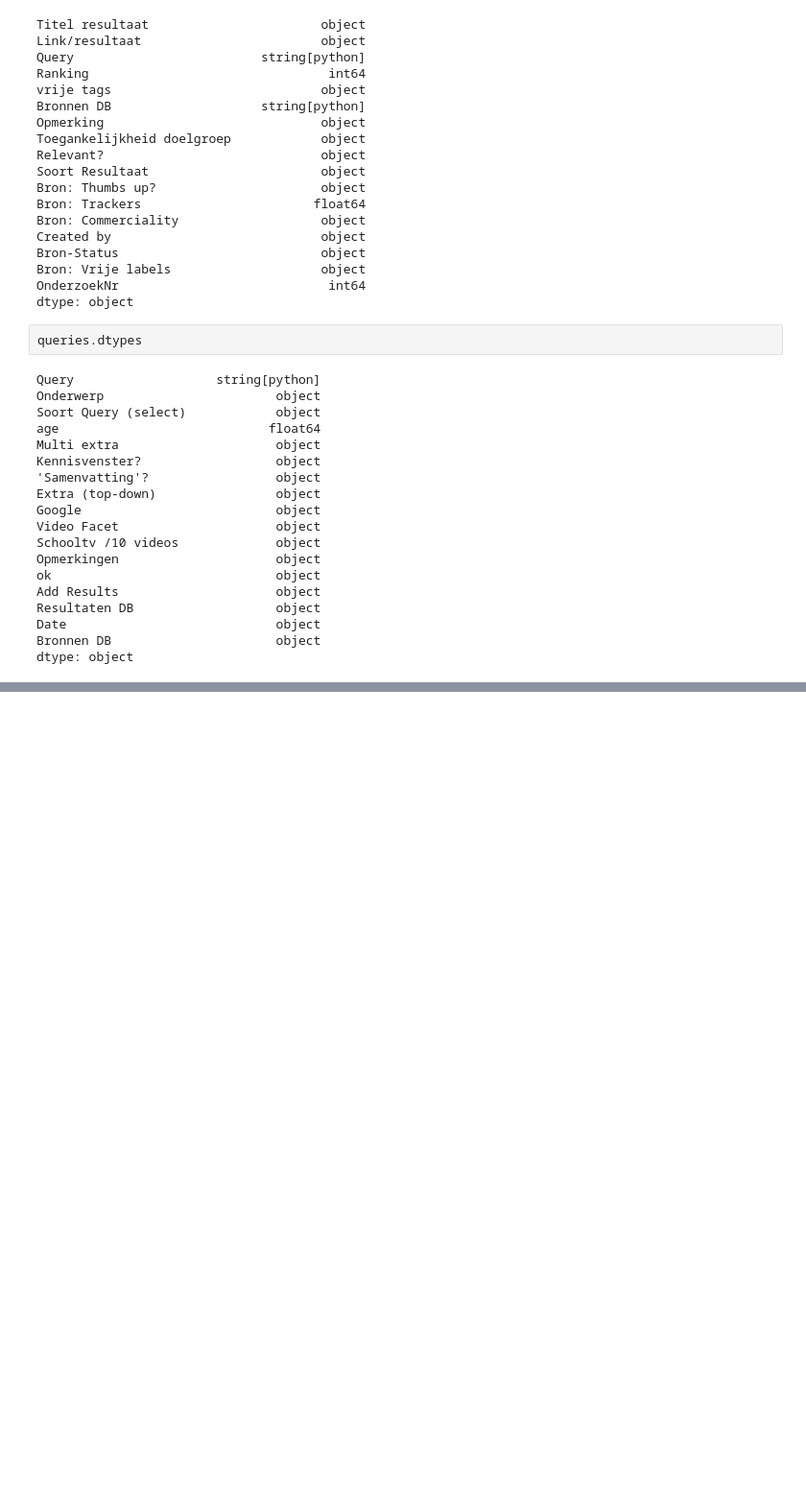
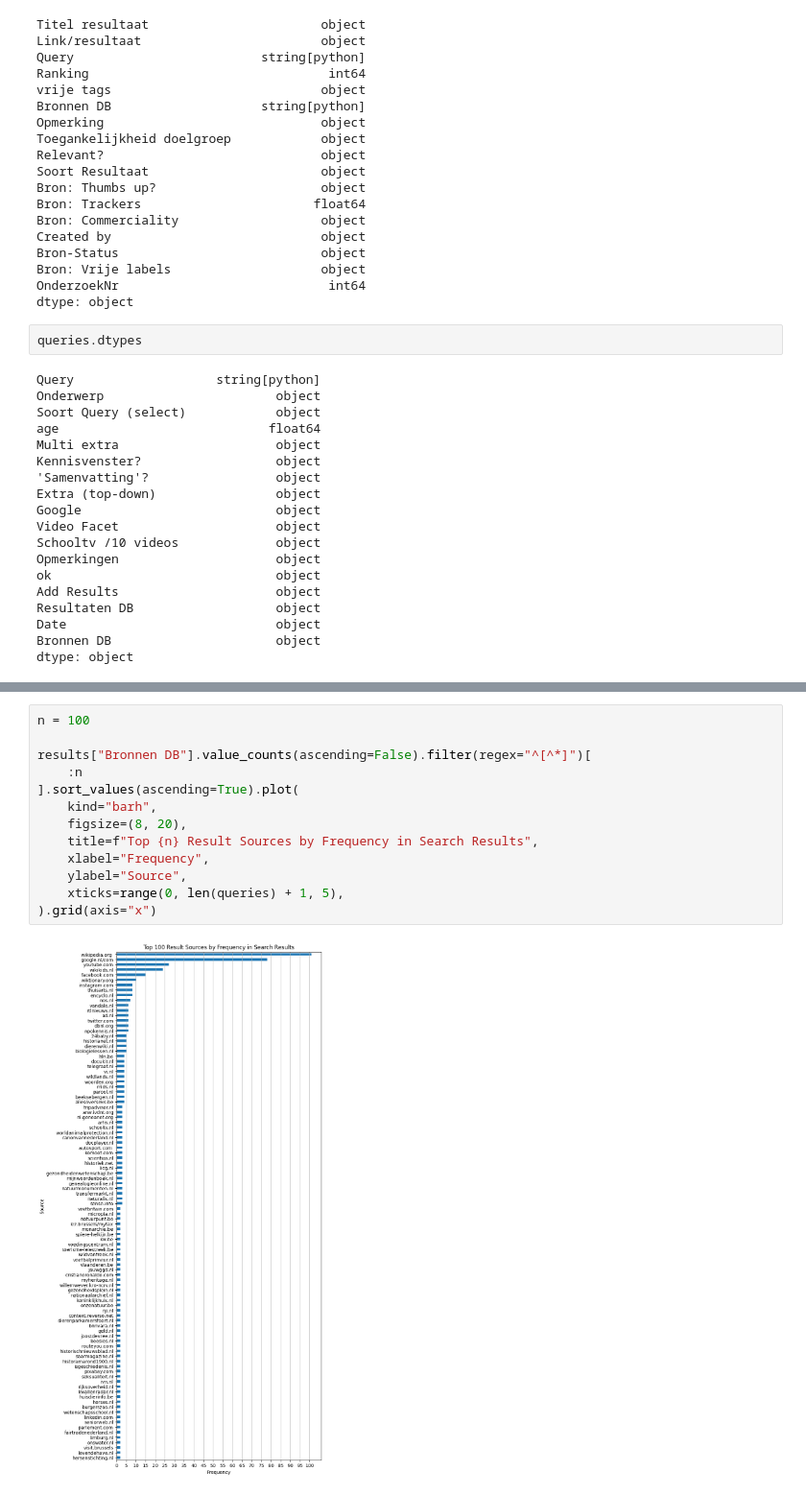
Before and after one commit to SlimZoeken/100queries, a Jupyter notebook: notebooks/analysis.ipynb, the cells around one changed output, grey strips where cells are left out. Shown at 96% size. Drawn from its saved outputs; the diff is of its cells as text; blank space fills up the shorter version.

```diff
--- a/notebooks/analysis.ipynb
+++ b/notebooks/analysis.ipynb
@@ -206,0 +229,15 @@ ValueError: You are trying to merge on string and int64 columns for key 'Query'.
+# %%
+n = 100
+
+results["Bronnen DB"].value_counts(ascending=False).filter(regex="^[^*]")[
+    :n
+].sort_values(ascending=True).plot(
+    kind="barh",
+    figsize=(8, 20),
+    title=f"Top {n} Result Sources by Frequency in Search Results",
+    xlabel="Frequency",
+    ylabel="Source",
+    xticks=range(0, len(queries) + 1, 5),
+).grid(axis="x")
+# %% [output]
+[figure, added]
```
Also changed, not shown: parts of 12 cells of this notebook.
